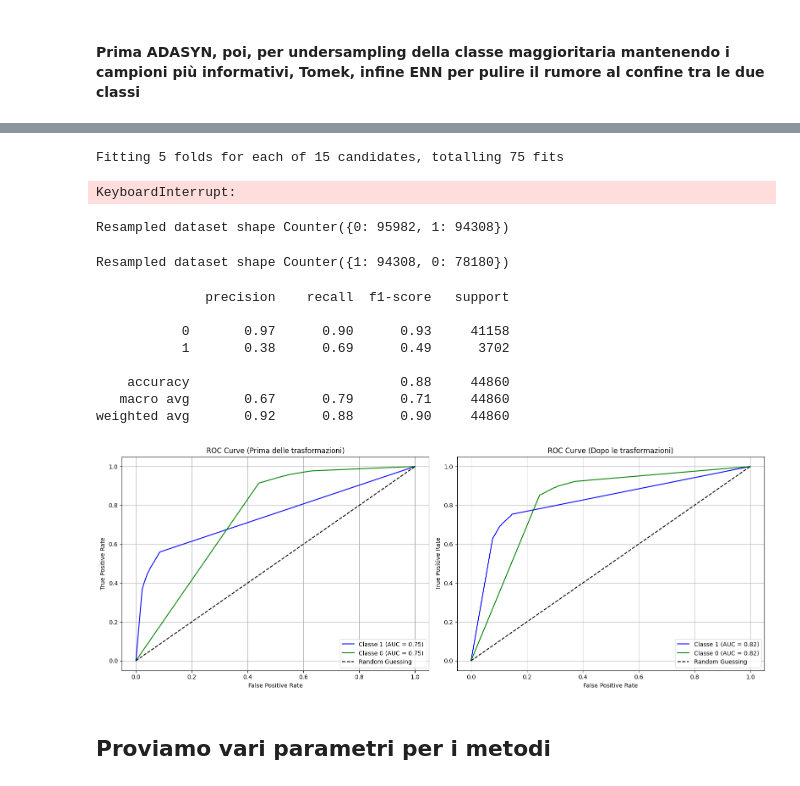
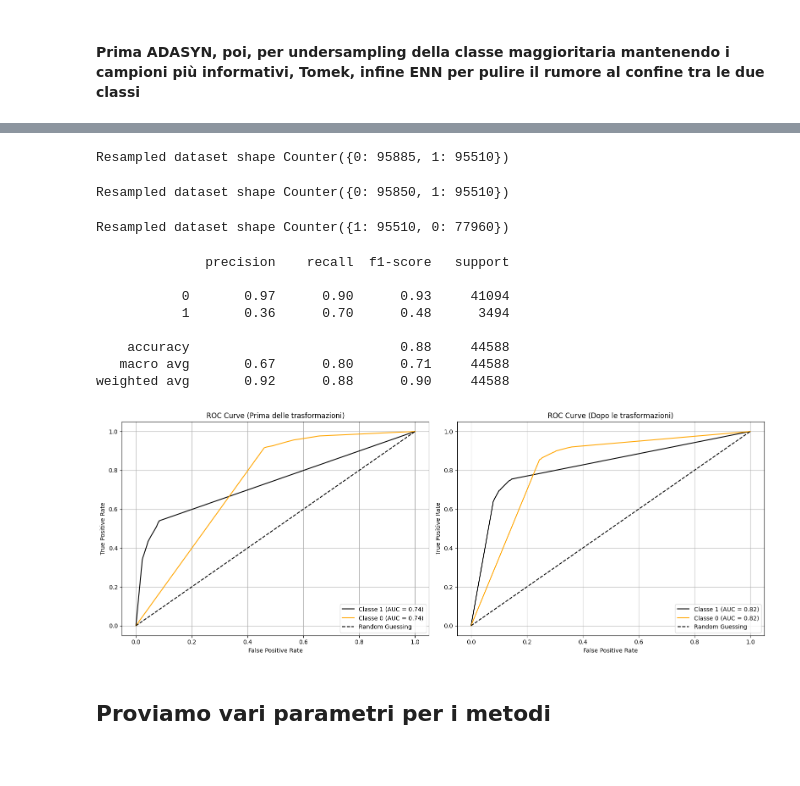
Before and after one commit to luigiascio/Data-Mining-2, a Jupyter notebook: imbalanced_learning_has_award.ipynb, the cells around one changed output, grey strips where cells are left out. Drawn from its saved outputs; the diff is of its cells as text; code cells hidden in the pictures.

```diff
--- a/imbalanced_learning_has_award.ipynb
+++ b/imbalanced_learning_has_award.ipynb
@@ -12,7 +12,7 @@ from collections import defaultdict
 # %% [markdown]
 ### Chech imbalanced variables
 # %%
-df = pd.read_csv('imbd_log.csv')
+df = pd.read_csv('imbd_cleaned.csv')
 # %%
 df.dtypes
 # %% [output]
@@ -659,20 +659,19 @@ ada = ADASYN(random_state=42)
 X_res, y_res = ada.fit_resample(X_train, y_train)
 print('Resampled dataset shape %s' % Counter(y_res))
 # %% [output]
-Fitting 5 folds for each of 15 candidates, totalling 75 fits
+Resampled dataset shape Counter({0: 95885, 1: 95510})
-KeyboardInterrupt:
 # %%
 tl = TomekLinks()
 X_res, y_res = tl.fit_resample(X_res, y_res)
 print('Resampled dataset shape %s' % Counter(y_res))
 # %% [output]
-Resampled dataset shape Counter({0: 95982, 1: 94308})
+Resampled dataset shape Counter({0: 95850, 1: 95510})
 # %%
 enn = EditedNearestNeighbours()
 X_res, y_res = enn.fit_resample(X_res, y_res)
 print('Resampled dataset shape %s' % Counter(y_res))
 # %% [output]
-Resampled dataset shape Counter({1: 94308, 0: 78180})
+Resampled dataset shape Counter({1: 95510, 0: 77960})
 # %%
 # Faccio il decision tree (DOPO LE TRASFORMAZIONI)
 from sklearn.tree import DecisionTreeClassifier
@@ -692,12 +691,12 @@ print(classification_report(y_test, y_pred))
 # %% [output]
               precision    recall  f1-score   support
 
-           0       0.97      0.90      0.93     41158
-           1       0.38      0.69      0.49      3702
+           0       0.97      0.90      0.93     41094
+           1       0.36      0.70      0.48      3494
 
-    accuracy                           0.88     44860
-   macro avg       0.67      0.79      0.71     44860
-weighted avg       0.92      0.88      0.90     44860
+    accuracy                           0.88     44588
+   macro avg       0.67      0.80      0.71     44588
+weighted avg       0.92      0.88      0.90     44588
 # %%
 import matplotlib.pyplot as plt
 from sklearn.metrics import roc_curve, roc_auc_score
@@ -716,38 +715,38 @@ auc_0_og = roc_auc_score(y_test_inverted, y_val_pred_proba_og[:, 0])
 # Classe 1
 fpr_1, tpr_1, _ = roc_curve(y_test, y_val_pred_proba[:, 1])
 auc_1 = roc_auc_score(y_test, y_val_pred_proba[:, 1])
 
 # Classe 0
 fpr_0, tpr_0, _ = roc_curve(y_test_inverted, y_val_pred_proba[:, 0])
 auc_0 = roc_auc_score(y_test_inverted, y_val_pred_proba[:, 0])
 
 # -------- PLOT SUBPLOTS --------
 fig, axes = plt.subplots(1, 2, figsize=(16, 6))
 
 # Plot originale
-axes[0].plot(fpr_1_og, tpr_1_og, label=f"Classe 1 (AUC = {auc_1_og:.2f})", color='blue')
-axes[0].plot(fpr_0_og, tpr_0_og, label=f"Classe 0 (AUC = {auc_0_og:.2f})", color='green')
+axes[0].plot(fpr_1_og, tpr_1_og, label=f"Classe 1 (AUC = {auc_1_og:.2f})", color='black')
+axes[0].plot(fpr_0_og, tpr_0_og, label=f"Classe 0 (AUC = {auc_0_og:.2f})", color='orange')
 axes[0].plot([0, 1], [0, 1], 'k--', label="Random Guessing")
 axes[0].set_title("ROC Curve (Prima delle trasformazioni)")
 axes[0].set_xlabel("False Positive Rate")
 axes[0].set_ylabel("True Positive Rate")
 axes[0].legend(loc="lower right")
 axes[0].grid()
 
 # Plot trasformato
-axes[1].plot(fpr_1, tpr_1, label=f"Classe 1 (AUC = {auc_1:.2f})", color='blue')
-axes[1].plot(fpr_0, tpr_0, label=f"Classe 0 (AUC = {auc_0:.2f})", color='green')
+axes[1].plot(fpr_1, tpr_1, label=f"Classe 1 (AUC = {auc_1:.2f})", color='black')
+axes[1].plot(fpr_0, tpr_0, label=f"Classe 0 (AUC = {auc_0:.2f})", color='orange')
 axes[1].plot([0, 1], [0, 1], 'k--', label="Random Guessing")
 axes[1].set_title("ROC Curve (Dopo le trasformazioni)")
 axes[1].set_xlabel("False Positive Rate")
 axes[1].set_ylabel("True Positive Rate")
 axes[1].legend(loc="lower right")
 axes[1].grid()
 
 plt.tight_layout()
 plt.show()
 # %% [output]
-[figure, old version]
+[figure, new version]
 # %% [markdown]
 ## Proviamo vari parametri per i metodi
 # %% [markdown]
```
Also changed, not shown: parts of 30 cells of this notebook, 7 other files.
